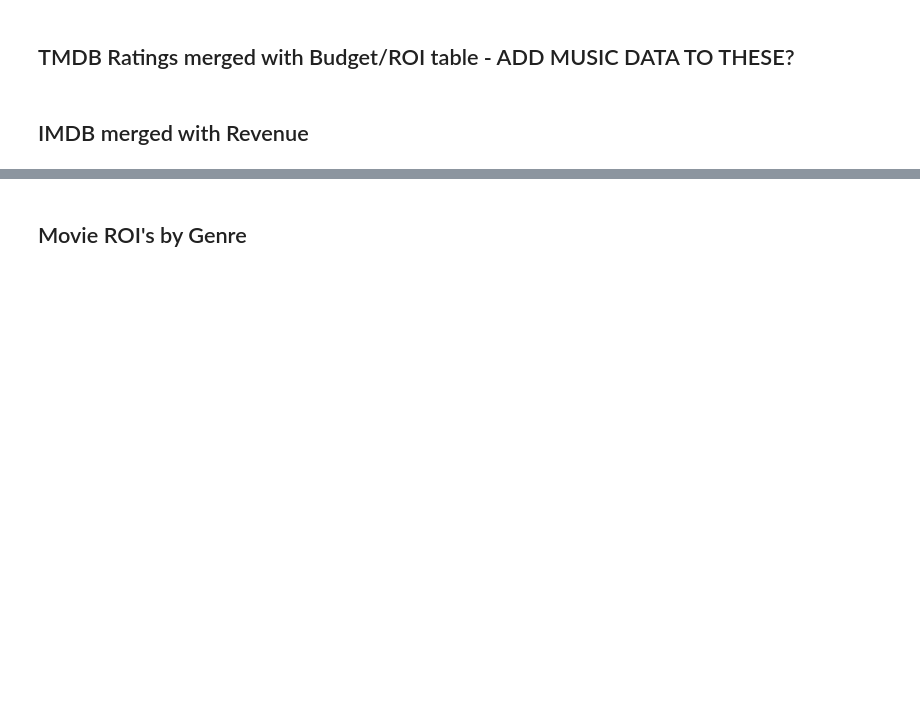
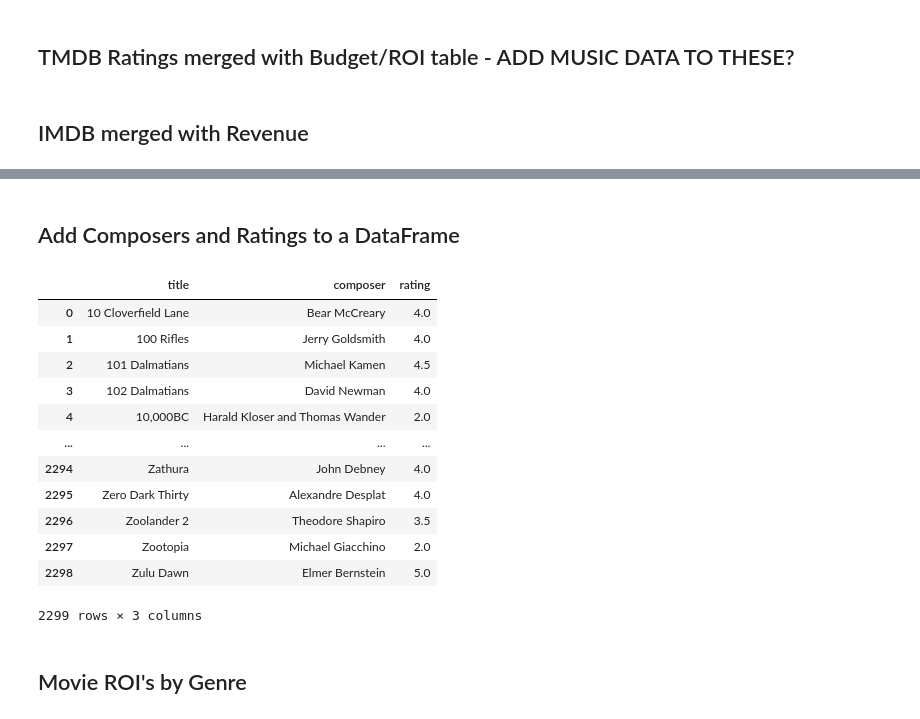
Before and after one commit to khyateed/Movie-Data-Analysis, a Jupyter notebook: student.ipynb, the cells around one changed output, grey strips where cells are left out. Drawn from its saved outputs; the diff is of its cells as text; code cells hidden in the pictures; blank space fills up the shorter version.

```diff
--- a/student.ipynb
+++ b/student.ipynb
@@ -412,0 +427,14 @@ imdb_merge
+# %%
+page = requests.get("http://www.movie-wave.net/reviews-by-title/")
+soup = BeautifulSoup(page.content, 'html.parser')
+content =soup.find('div', class_="page-content")
+p_list = content.findAll('p')
+# %%
+to_df =[]
+for p in p_list:
+    for a in p.findAll('a'):
+        try:
+           to_df.append([a.text, a.nextSibling, a.nextSibling.nextSibling.text])
+        except:
+            pass
+to_df
@@ -413,3 +459,29 @@ imdb_merge
+# %% [markdown]
+## Add Composers and Ratings to a DataFrame
+# %%
+music_df = pd.DataFrame(to_df, columns=['title', 'composer', 'music_rating'])
+music_df['composer'] = music_df['composer'].str[:-7]
+# %%
+stars = list(music_df.music_rating)
+mapper = {'*****':5, '**** 1/2':4.5,'****':4,'*** 1/2':3.5,'***':3,'** 1/2':2.5,'**':2,'* 1/2':1.5,'*':1}
+ratings = list(map(mapper.get, stars))
+music_df['rating'] = ratings
+music_df = music_df.drop('music_rating',axis=1)
+music_df
+# %% [output]
+|  | title | composer | rating |
+| 0 | 10 Cloverfield Lane | Bear McCreary | 4.0 |
+| 1 | 100 Rifles | Jerry Goldsmith | 4.0 |
+| 2 | 101 Dalmatians | Michael Kamen | 4.5 |
+| 3 | 102 Dalmatians | David Newman | 4.0 |
+| 4 | 10,000BC | Harald Kloser and Thomas Wander | 2.0 |
+| ... | ... | ... | ... |
+| 2294 | Zathura | John Debney | 4.0 |
+| 2295 | Zero Dark Thirty | Alexandre Desplat | 4.0 |
+| 2296 | Zoolander 2 | Theodore Shapiro | 3.5 |
+| 2297 | Zootopia | Michael Giacchino | 2.0 |
+| 2298 | Zulu Dawn | Elmer Bernstein | 5.0 |
+2299 rows × 3 columns
 # %% [markdown]
 
 ## Movie ROI's by Genre
```
Also changed, not shown: parts of 13 cells of this notebook.
